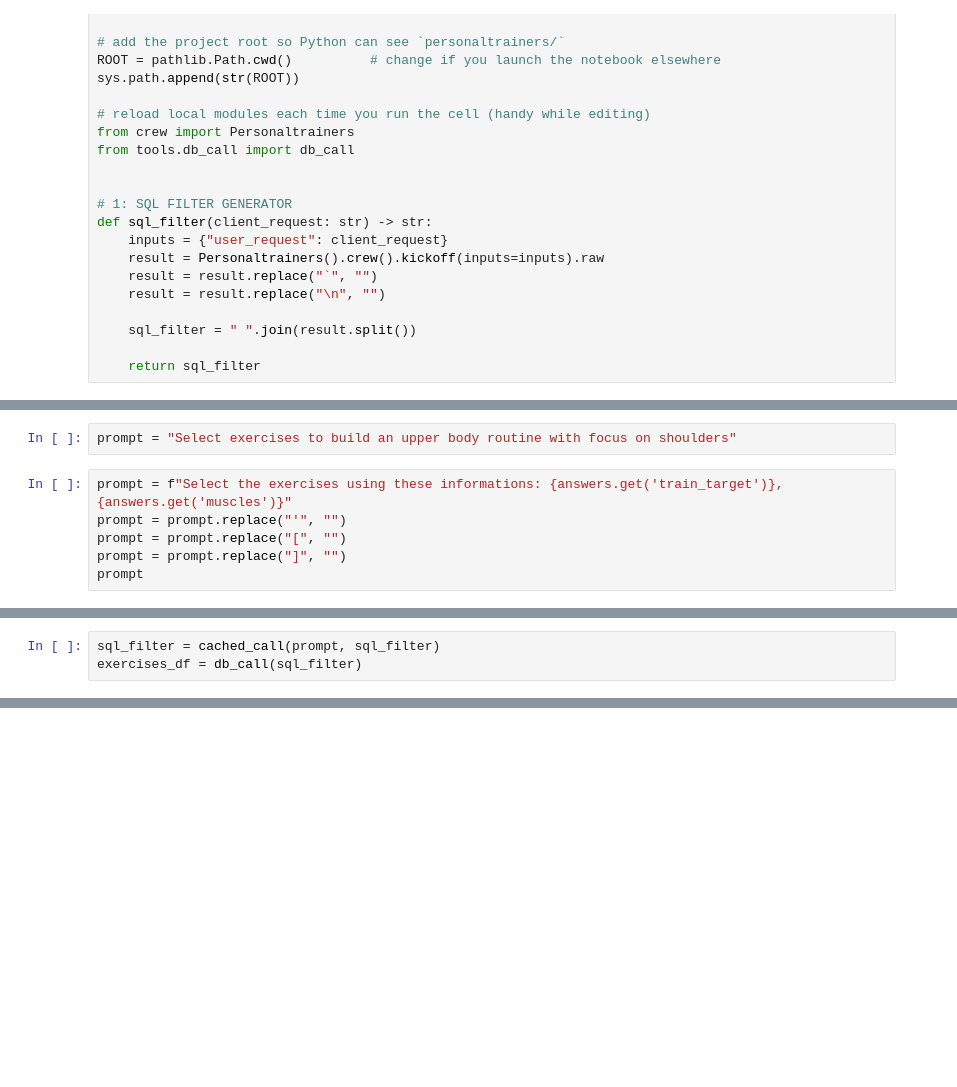
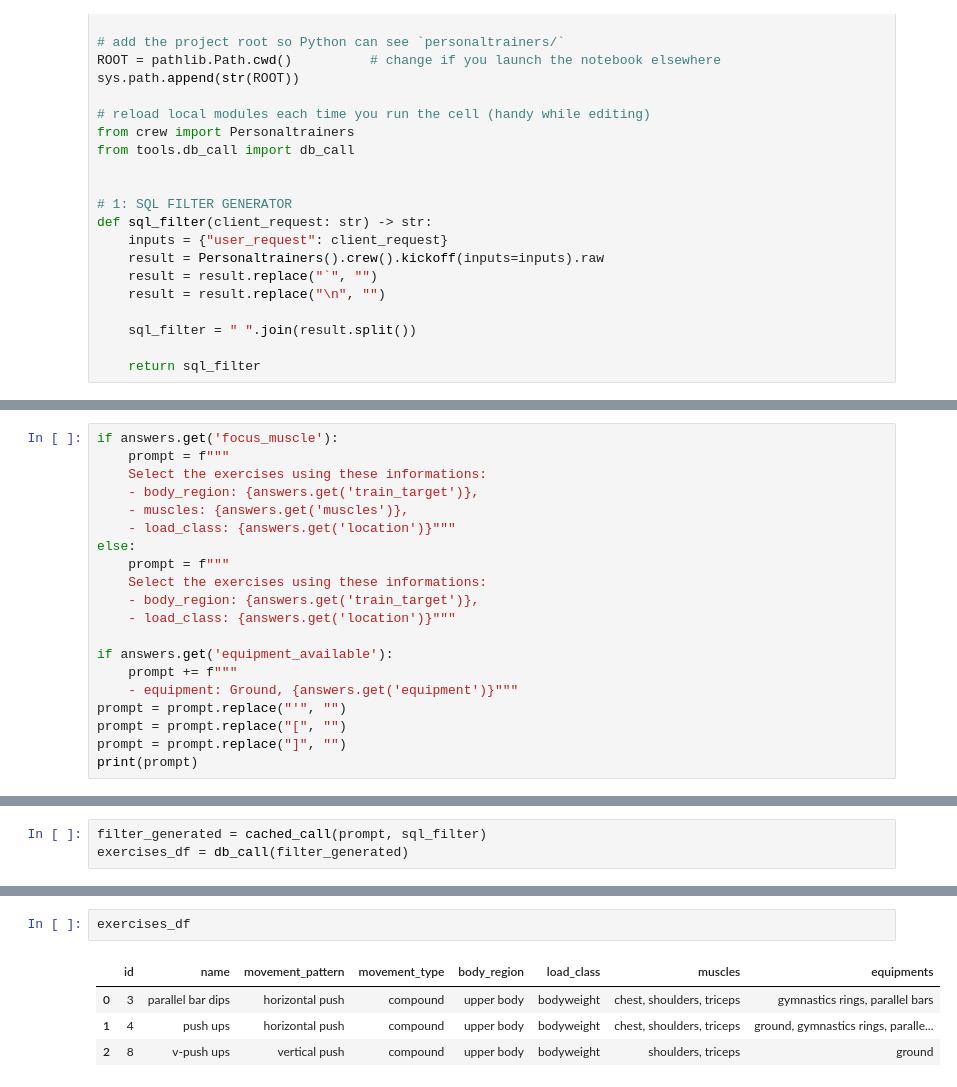
Before and after one commit to EmanueleCeglia/LazyTrainerApp, a Jupyter notebook: personaltrainers/src/personaltrainers/test_crew.ipynb, the cells around one changed output, grey strips where cells are left out. Cells and saved outputs as stored; diff of their text form; blank space fills up the shorter version.

Commit message:
improved exercises selection, more accurate

```diff
--- a/personaltrainers/src/personaltrainers/test_crew.ipynb
+++ b/personaltrainers/src/personaltrainers/test_crew.ipynb
@@ -141,9 +172,21 @@ answers
-# %%
-prompt = "Select exercises to build an upper body routine with focus on shoulders"
 # %%
-prompt = f"Select the exercises using these informations: {answers.get('train_target')}, {answers.get('muscles')}"
+if answers.get('focus_muscle'):
+    prompt = f"""
+    Select the exercises using these informations:
+    - body_region: {answers.get('train_target')},
+    - muscles: {answers.get('muscles')},
+    - load_class: {answers.get('location')}"""
+else:
+    prompt = f"""
+    Select the exercises using these informations:
+    - body_region: {answers.get('train_target')},
+    - load_class: {answers.get('location')}"""
+
+if answers.get('equipment_available'):
+    prompt += f"""
+    - equipment: Ground, {answers.get('equipment')}"""
 prompt = prompt.replace("'", "")
 prompt = prompt.replace("[", "")
 prompt = prompt.replace("]", "")
-prompt
+print(prompt)
 # %% [output]
@@ -151,4 +198,4 @@ prompt
 # %%
-sql_filter = cached_call(prompt, sql_filter)
-exercises_df = db_call(sql_filter)
+filter_generated = cached_call(prompt, sql_filter)
+exercises_df = db_call(filter_generated)
 # %% [output]
@@ -156,3 +273,10 @@ TypeError: 'str' object is not callable
+# %%
+exercises_df
+# %% [output]
+|  | id | name | movement_pattern | movement_type | body_region | load_class | muscles | equipments |
+| 0 | 3 | parallel bar dips | horizontal push | compound | upper body | bodyweight | chest, shoulders, triceps | gymnastics rings, parallel bars |
+| 1 | 4 | push ups | horizontal push | compound | upper body | bodyweight | chest, shoulders, triceps | ground, gymnastics rings, paralle... |
+| 2 | 8 | v-push ups | vertical push | compound | upper body | bodyweight | shoulders, triceps | ground |
 # %%
 exercises_df.to_dict(orient="records")
 # %% [output]
```
Also changed, not shown: parts of 5 cells of this notebook, 3 other files.
